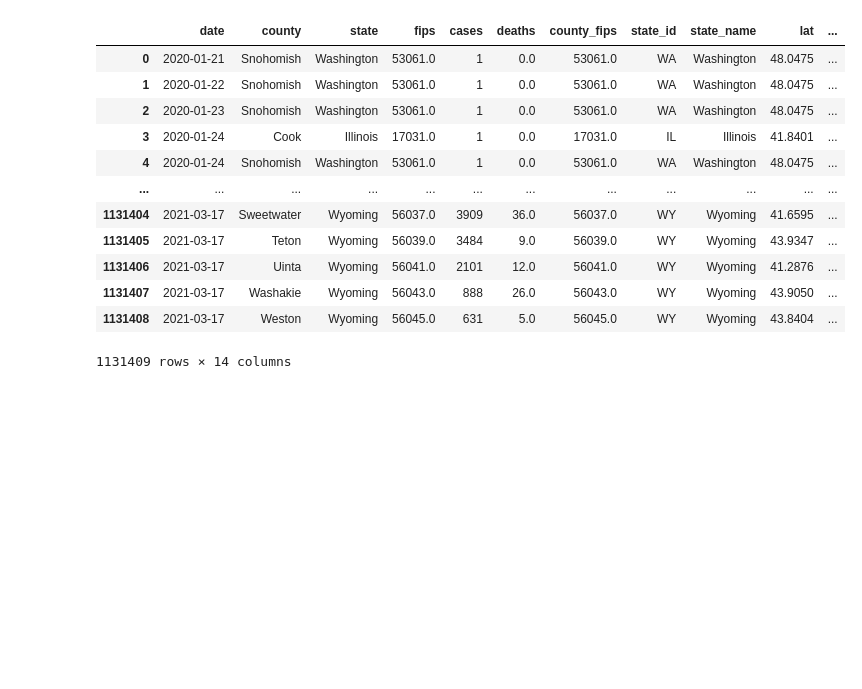
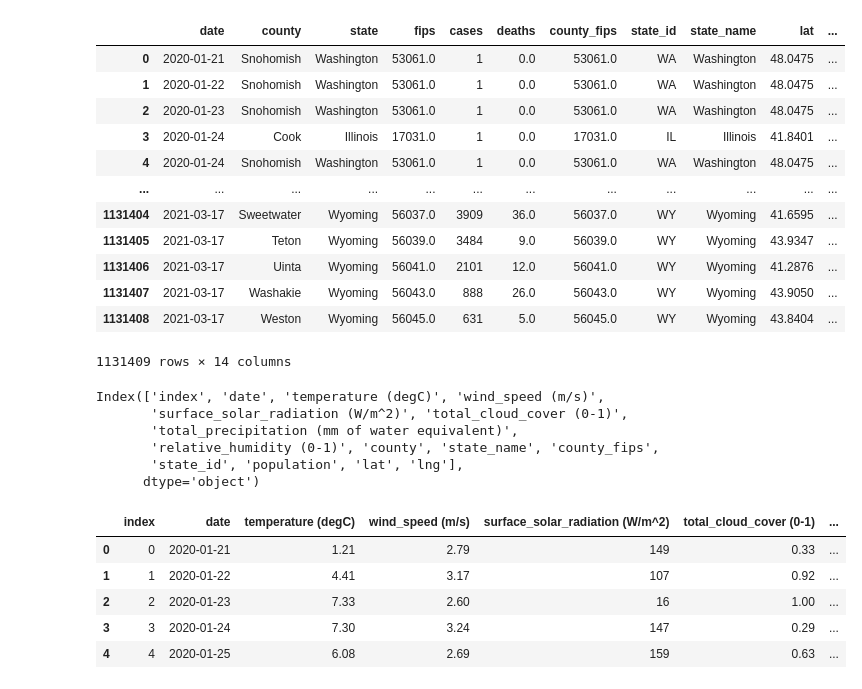
Before and after one commit to pkriger/project-01, a Jupyter notebook: Resources/covid_imported.ipynb, the cells around one changed output. Saved outputs shown, nothing was run; the diff lists cells and outputs as text; code cells hidden in the pictures; blank space fills up the shorter version.

```diff
--- a/Resources/covid_imported.ipynb
+++ b/Resources/covid_imported.ipynb
@@ -161,3 +180,20 @@ covid_df2
 | 1131407 | 2021-03-17 | Washakie | Wyoming | 56043.0 | 888 | 26.0 | 56043.0 | WY | Wyoming | 43.9050 | ... |
 | 1131408 | 2021-03-17 | Weston | Wyoming | 56045.0 | 631 | 5.0 | 56045.0 | WY | Wyoming | 43.8404 | ... |
 1131409 rows × 14 columns
+# %%
+weather_df=pd.read_csv("weather_calls.csv")
+print(weather_df.columns)
+weather_df.head()
+# %% [output]
+Index(['index', 'date', 'temperature (degC)', 'wind_speed (m/s)',
+       'surface_solar_radiation (W/m^2)', 'total_cloud_cover (0-1)',
+       'total_precipitation (mm of water equivalent)',
+       'relative_humidity (0-1)', 'county', 'state_name', 'county_fips',
+       'state_id', 'population', 'lat', 'lng'],
+      dtype='object')
+|  | index | date | temperature (degC) | wind_speed (m/s) | surface_solar_radiation (W/m^2) | total_cloud_cover (0-1) | ... |
+| 0 | 0 | 2020-01-21 | 1.21 | 2.79 | 149 | 0.33 | ... |
+| 1 | 1 | 2020-01-22 | 4.41 | 3.17 | 107 | 0.92 | ... |
+| 2 | 2 | 2020-01-23 | 7.33 | 2.60 | 16 | 1.00 | ... |
+| 3 | 3 | 2020-01-24 | 7.30 | 3.24 | 147 | 0.29 | ... |
+| 4 | 4 | 2020-01-25 | 6.08 | 2.69 | 159 | 0.63 | ... |
```
Also changed, not shown: parts of 5 cells of this notebook, 1 other file.
